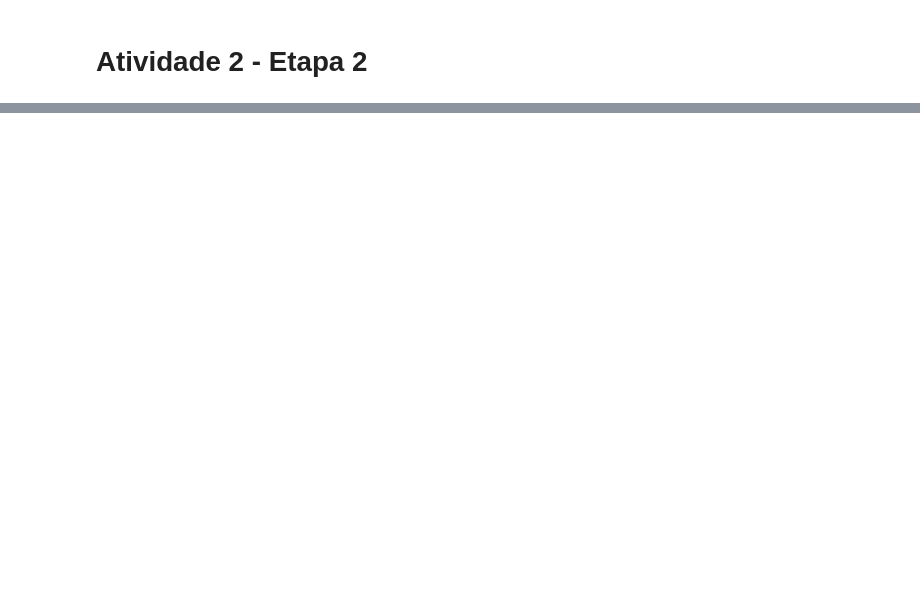
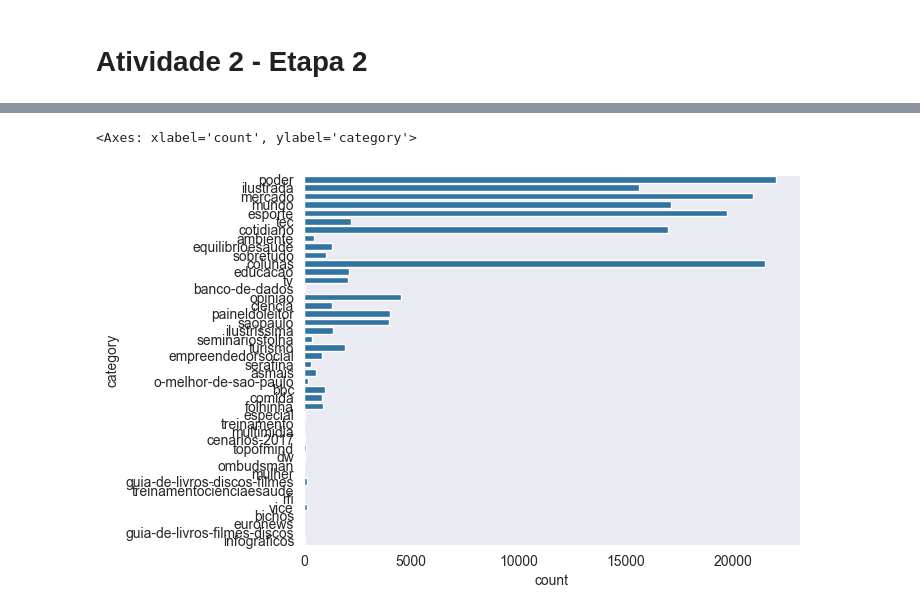
Before and after one commit to fcl2002/machine-learning, a Jupyter notebook: Atividade02/Etapa2.ipynb, the cells around one changed output, grey strips where cells are left out. Drawn from its saved outputs; the diff is of its cells as text; code cells hidden in the pictures; blank space fills up the shorter version.

```diff
--- a/Atividade02/Etapa2.ipynb
+++ b/Atividade02/Etapa2.ipynb
@@ -45,0 +14,8 @@ dtype: int64
+# %%
+import numpy
+import pandas as pd
+
+df = pd.read_csv("Dataframe/articles.csv")
+print('linhas, colunas):', df.shape)
+
+df.head()
@@ -45,0 +32,7 @@ dtype: int64
+# %%
+df.drop_duplicates(subset=['text'], inplace=True)
+df.drop(['subcategory', 'link', 'date'], axis=1, inplace=True)
+df.dropna(inplace=True)
+df.reset_index(drop=True, inplace=True)
+
+df.head()
@@ -45,0 +46,8 @@ dtype: int64
+# %%
+import seaborn as sns
+
+sns.set_style("dark")
+sns.countplot(df.category)
+# %% [output]
+<Axes: xlabel='count', ylabel='category'>
+[figure, added]
```
Also changed, not shown: parts of 20 cells of this notebook, 2 other files.
